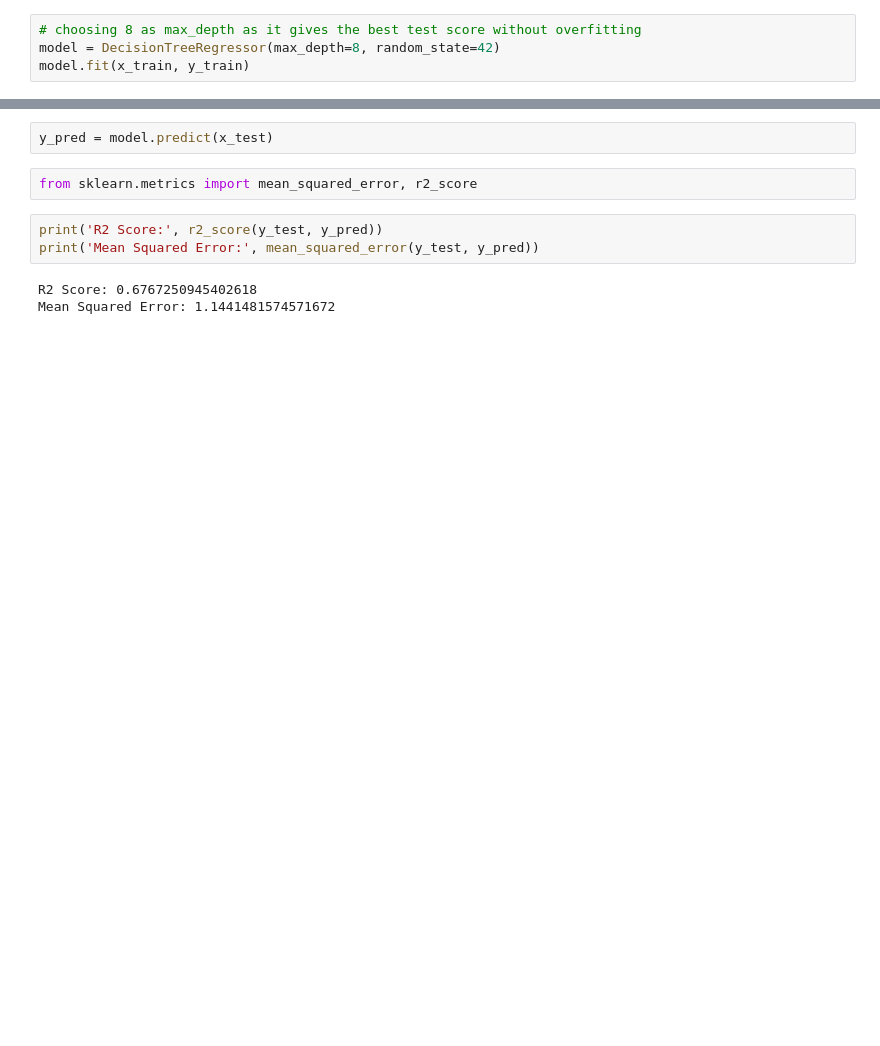
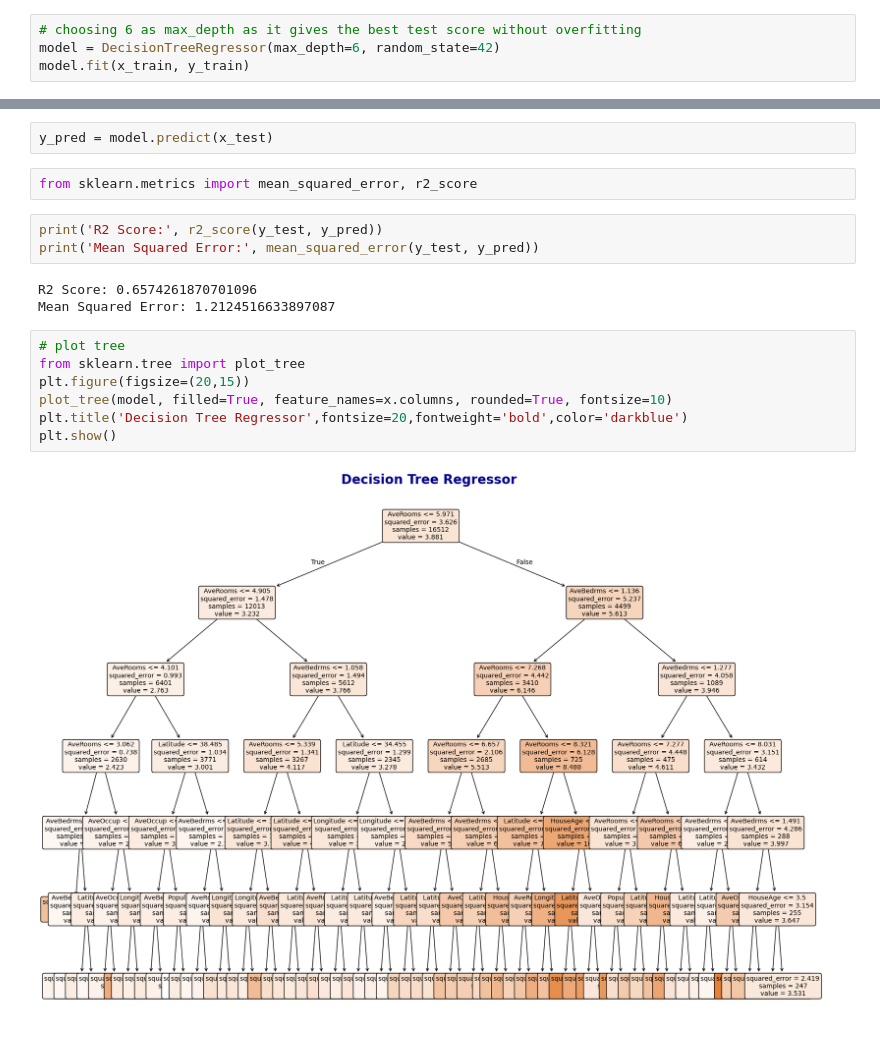
Before and after one commit to dheerajbisht28b-code/ml-daily-practice, a Jupyter notebook: regression/house price/model.ipynb, the cells around one changed output, grey strips where cells are left out. Drawn from its saved outputs; the diff is of its cells as text; blank space fills up the shorter version.

Commit message:
add visual

```diff
--- a/regression/house price/model.ipynb
+++ b/regression/house price/model.ipynb
@@ -108,7 +108,7 @@ plt.grid()
 - Decision tree are weak learnears.
 - our model is not able to capture 31 % varience.
 # %%
-# choosing 8 as max_depth as it gives the best test score without overfitting
-model = DecisionTreeRegressor(max_depth=8, random_state=42)
+# choosing 6 as max_depth as it gives the best test score without overfitting
+model = DecisionTreeRegressor(max_depth=6, random_state=42)
 model.fit(x_train, y_train)
 # %% [output]
@@ -121,5 +121,14 @@ from sklearn.metrics import mean_squared_error, r2_score
 print('R2 Score:', r2_score(y_test, y_pred))
 print('Mean Squared Error:', mean_squared_error(y_test, y_pred))
 # %% [output]
-R2 Score: 0.6767250945402618
-Mean Squared Error: 1.1441481574571672
+R2 Score: 0.6574261870701096
+Mean Squared Error: 1.2124516633897087
+# %%
+# plot tree
+from sklearn.tree import plot_tree
+plt.figure(figsize=(20,15))
+plot_tree(model, filled=True, feature_names=x.columns, rounded=True, fontsize=10)
+plt.title('Decision Tree Regressor',fontsize=20,fontweight='bold',color='darkblue')
+plt.show()
+# %% [output]
+[figure, added]
```
Also changed, not shown: parts of 1 cell of this notebook.
